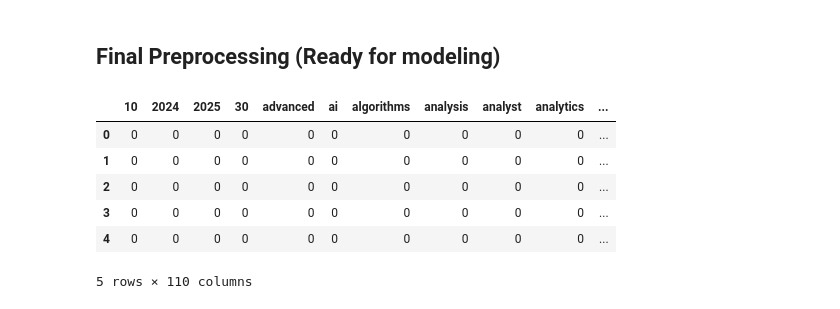
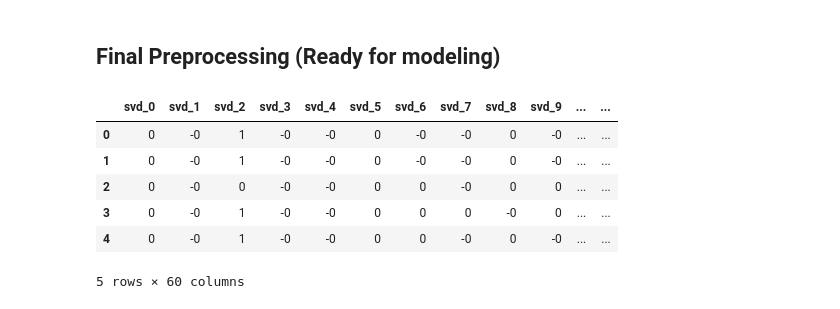
Before and after one commit to Chutacos/CapstoneProject, a Jupyter notebook: eda_and_preprocessing.ipynb, the cells around one changed output. Saved outputs shown, nothing was run; the diff lists cells and outputs as text; code cells hidden in the pictures.

```diff
--- a/eda_and_preprocessing.ipynb
+++ b/eda_and_preprocessing.ipynb
@@ -365,25 +367,30 @@ def build_preprocessor():
 # %%
 preprocessor = build_preprocessor()
 X_pre = preprocessor.fit_transform(df)
+# %%
+X_tfidf = preprocessor.named_transformers_["text"].transform(df["title"])
+X_num = preprocessor.named_transformers_["num"].transform(df[["title_length", "word_count", "publish_hour", "likes_per_view", "comments_per_view"]])
+X_cat = preprocessor.named_transformers_["cat"].transform(df[["keyword"]])
+# %%
+svd = TruncatedSVD(n_components=50, random_state=42)
+X_tfidf_svd = svd.fit_transform(X_tfidf)
 # %%
-tfidf_feature_names = preprocessor.named_transformers_["text"].get_feature_names_out()
-numeric_feature_names = preprocessor.transformers_[1][2]
-onehot_feature_names = preprocessor.named_transformers_["cat"].get_feature_names_out()
+X_all = hstack([X_tfidf_svd, X_num, X_cat])
 
+tfidf_names = [f"svd_{i}" for i in range(X_tfidf_svd.shape[1])]
+numeric_names = preprocessor.transformers_[1][2]
+cat_names = preprocessor.named_transformers_["cat"].get_feature_names_out(["keyword"])
 
-all_features = list(tfidf_feature_names) + list(numeric_feature_names) + list(onehot_feature_names)
-
-X_df = pd.DataFrame(X_pre.toarray(), columns=all_features)
-
+X_df = pd.DataFrame(X_all.toarray(), columns=tfidf_names + list(numeric_names) + list(cat_names))
 X_df.head()
 # %% [output]
-|  | 10 | 2024 | 2025 | 30 | advanced | ai | algorithms | analysis | analyst | analytics | ... |
-| 0 | 0 | 0 | 0 | 0 | 0 | 0 | 0 | 0 | 0 | 0 | ... |
-| 1 | 0 | 0 | 0 | 0 | 0 | 0 | 0 | 0 | 0 | 0 | ... |
-| 2 | 0 | 0 | 0 | 0 | 0 | 0 | 0 | 0 | 0 | 0 | ... |
-| 3 | 0 | 0 | 0 | 0 | 0 | 0 | 0 | 0 | 0 | 0 | ... |
-| 4 | 0 | 0 | 0 | 0 | 0 | 0 | 0 | 0 | 0 | 0 | ... |
+|  | svd_0 | svd_1 | svd_2 | svd_3 | svd_4 | svd_5 | svd_6 | svd_7 | svd_8 | svd_9 | ... | ... |
+| 0 | 0 | -0 | 1 | -0 | -0 | 0 | -0 | -0 | 0 | -0 | ... | ... |
+| 1 | 0 | -0 | 1 | -0 | -0 | 0 | -0 | -0 | 0 | -0 | ... | ... |
+| 2 | 0 | -0 | 0 | -0 | -0 | 0 | 0 | -0 | 0 | 0 | ... | ... |
+| 3 | 0 | -0 | 1 | -0 | -0 | 0 | 0 | 0 | -0 | 0 | ... | ... |
+| 4 | 0 | -0 | 1 | -0 | -0 | 0 | 0 | -0 | 0 | -0 | ... | ... |
-5 rows × 110 columns
+5 rows × 60 columns
 # %%
 # Add target column to X_df
 X_df["views"] = df["views"]
```
Also changed, not shown: parts of 2 cells of this notebook, 11 other files.
